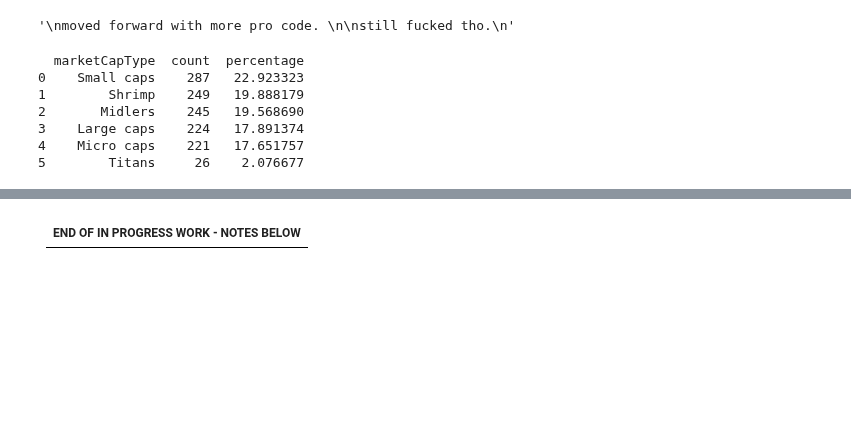
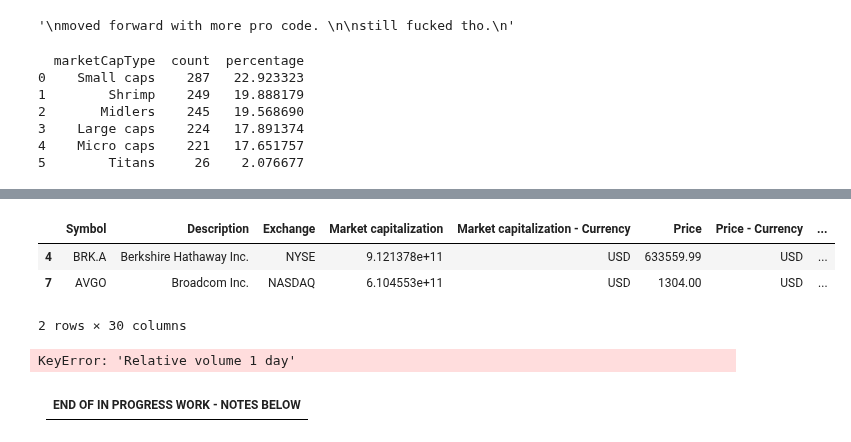
Before and after one commit to sudz4/dark-trader, a Jupyter notebook: stock_screener_TV.ipynb, the cells around one changed output, grey strips where cells are left out. Cells and saved outputs as stored; diff of their text form; code cells hidden in the pictures; blank space fills up the shorter version.

```diff
--- a/stock_screener_TV.ipynb
+++ b/stock_screener_TV.ipynb
@@ -355,3 +370,14 @@ NEW DataFrame length: 316
+# %%
+tv_L2_df.head(2)
+# %% [output]
+|  | Symbol | Description | Exchange | Market capitalization | Market capitalization - Currency | Price | Price - Currency | ... |
+| 4 | BRK.A | Berkshire Hathaway Inc. | NYSE | 9.121378e+11 | USD | 633559.99 | USD | ... |
+| 7 | AVGO | Broadcom Inc. | NASDAQ | 6.104553e+11 | USD | 1304.00 | USD | ... |
+2 rows × 30 columns
+# %%
+tv_L2_df['Relative volume 1 day']
+# %% [output]
+KeyError: 'Relative volume 1 day'
 # %%
 # sort descending by change %
 # another df and  / or chart market cap representations
```
Also changed, not shown: parts of 3 cells of this notebook.
